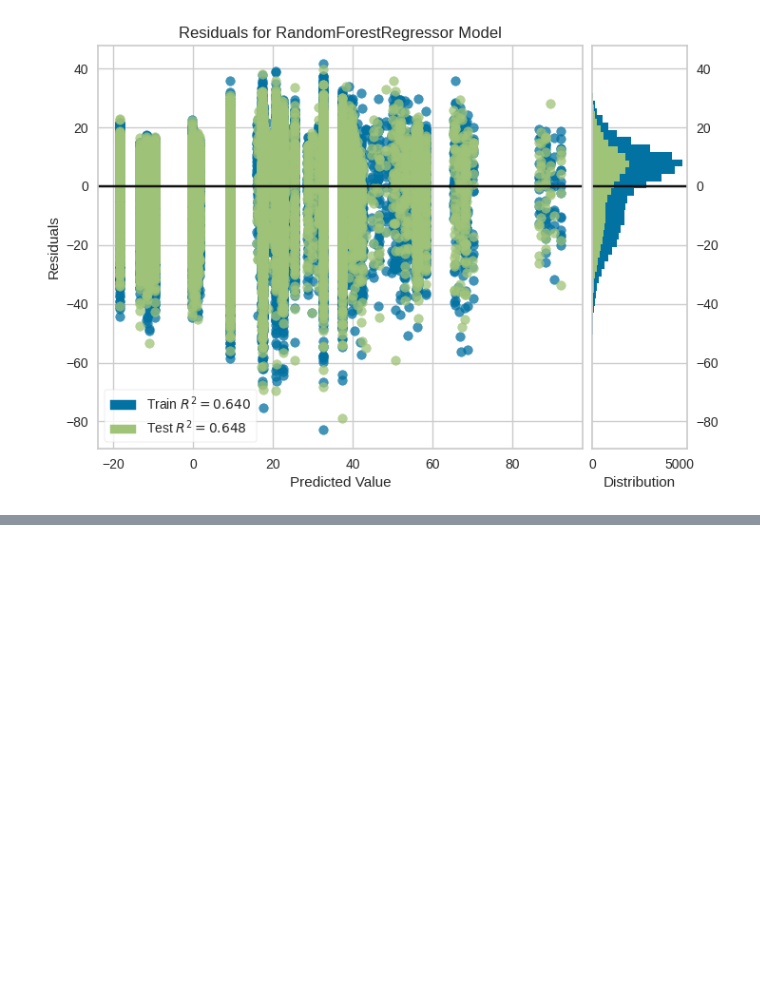
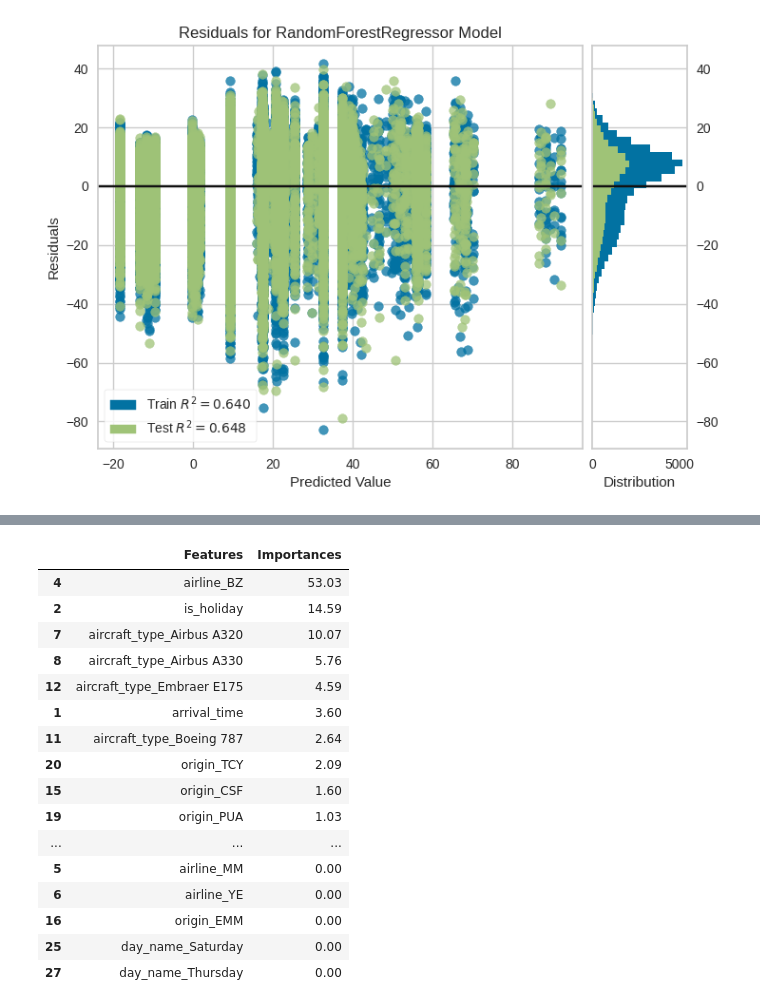
Before and after one commit to cmrondon2000/optimizacion_aeroportuaria, a Jupyter notebook: optimizacion_aeroportuaria.ipynb, the cells around one changed output, grey strips where cells are left out. Saved outputs shown, nothing was run; the diff lists cells and outputs as text; code cells hidden in the pictures; blank space fills up the shorter version.

```diff
--- a/optimizacion_aeroportuaria.ipynb
+++ b/optimizacion_aeroportuaria.ipynb
@@ -394,0 +400,21 @@ display(cv_results_df)
+# %%
+feature_importances = pd.DataFrame({"Features":X.columns, "Importances":(importances*100).round(2)}).sort_values("Importances", ascending = False)
+feature_importances
+# %% [output]
+|  | Features | Importances |
+| 4 | airline_BZ | 53.03 |
+| 2 | is_holiday | 14.59 |
+| 7 | aircraft_type_Airbus A320 | 10.07 |
+| 8 | aircraft_type_Airbus A330 | 5.76 |
+| 12 | aircraft_type_Embraer E175 | 4.59 |
+| 1 | arrival_time | 3.60 |
+| 11 | aircraft_type_Boeing 787 | 2.64 |
+| 20 | origin_TCY | 2.09 |
+| 15 | origin_CSF | 1.60 |
+| 19 | origin_PUA | 1.03 |
+| ... | ... | ... |
+| 5 | airline_MM | 0.00 |
+| 6 | airline_YE | 0.00 |
+| 16 | origin_EMM | 0.00 |
+| 25 | day_name_Saturday | 0.00 |
+| 27 | day_name_Thursday | 0.00 |
```
Also changed, not shown: parts of 10 cells of this notebook.
